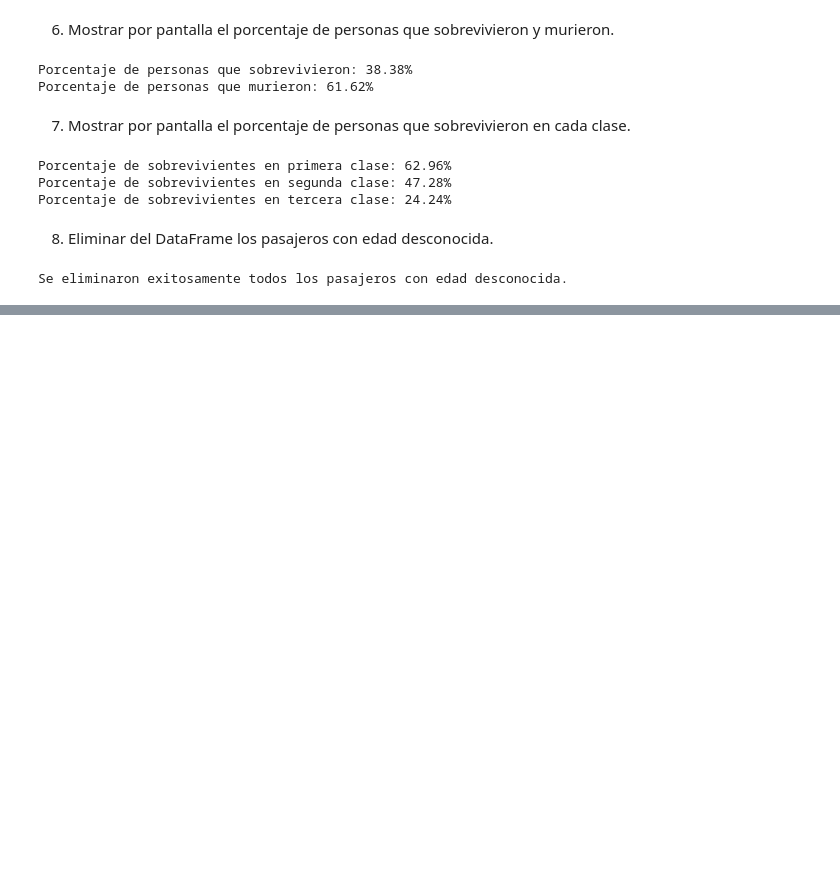
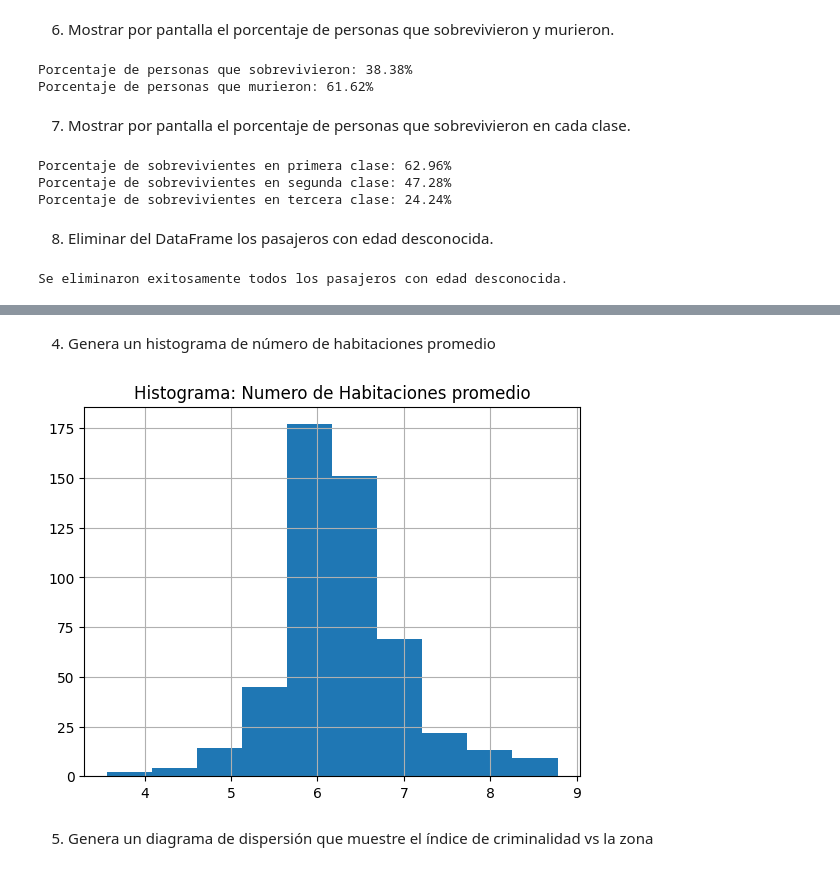
Before and after one commit to A01286211/M1-Act5-SZD, a Jupyter notebook: M1_Actividad_5_Programación_en_Python_Librerías_Numpy_Matplotlib_Pandas.ipynb, the cells around one changed output, grey strips where cells are left out. Drawn from its saved outputs; the diff is of its cells as text; code cells hidden in the pictures; blank space fills up the shorter version.

```diff
--- a/M1_Actividad_5_Programación_en_Python_Librerías_Numpy_Matplotlib_Pandas.ipynb
+++ b/M1_Actividad_5_Programación_en_Python_Librerías_Numpy_Matplotlib_Pandas.ipynb
@@ -264,0 +321,2 @@ Se eliminaron exitosamente todos los pasajeros con edad desconocida.
+# %%
+dataB = pd.read_csv('/content/casasboston.csv')
@@ -264,0 +334,3 @@ Se eliminaron exitosamente todos los pasajeros con edad desconocida.
+# %%
+dataB = dataB.rename(columns = {"TOWN":"CIUDAD", "CRIM":"INDICE_CRIMEN", "INDUS":"PCT_ZONA_INDUSTRIAL", "CHAS":"RIO_CHARLES", "RM":"N_HABITACIONES_MEDIO", "MEDV":"VALOR_MEDIANO", "LSTAT":"PCT_CLASE_BAJA", "AGE": "EDAD"})
+dataB.columns
@@ -264,0 +356,9 @@ Se eliminaron exitosamente todos los pasajeros con edad desconocida.
+# %% [markdown]
+4. Genera un histograma de número de habitaciones promedio
+# %%
+dataB.hist(column = 'N_HABITACIONES_MEDIO')
+plt.title('Histograma: Numero de Habitaciones promedio');
+# %% [output]
+[figure, added]
+# %% [markdown]
+5. Genera un diagrama de dispersión que muestre el índice de criminalidad vs la zona
```
Also changed, not shown: parts of 16 cells of this notebook.
